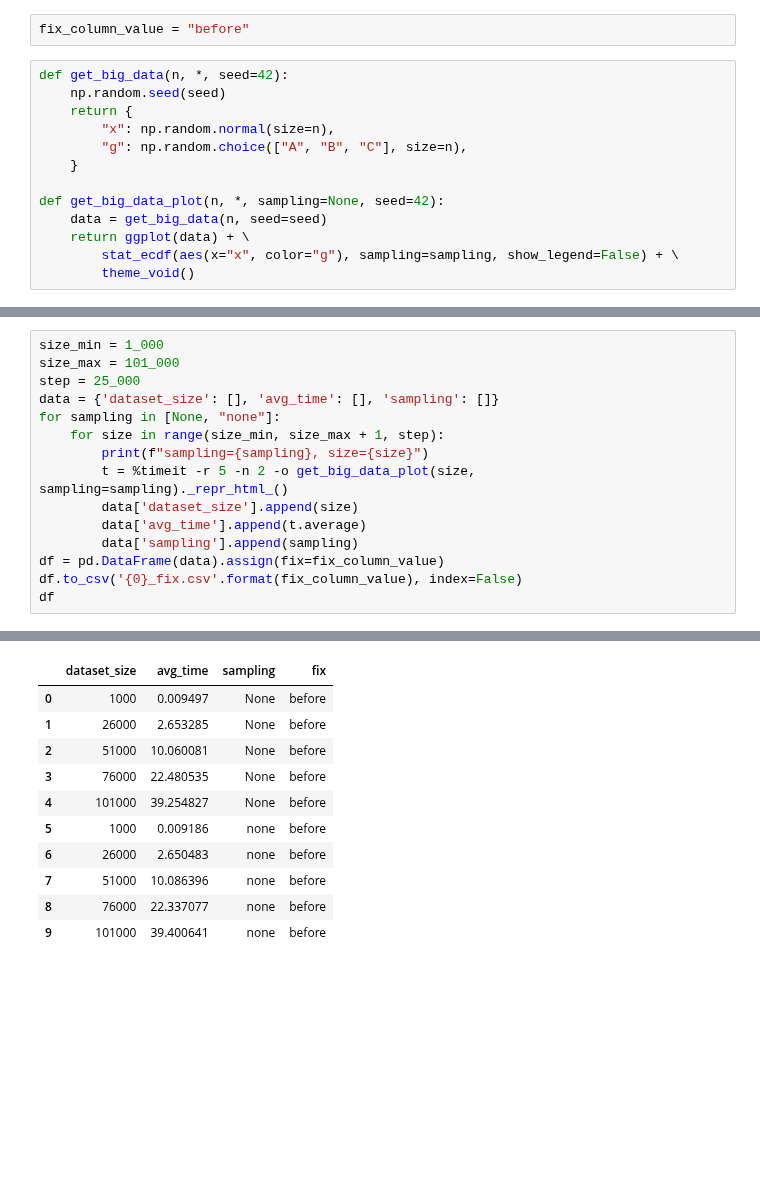
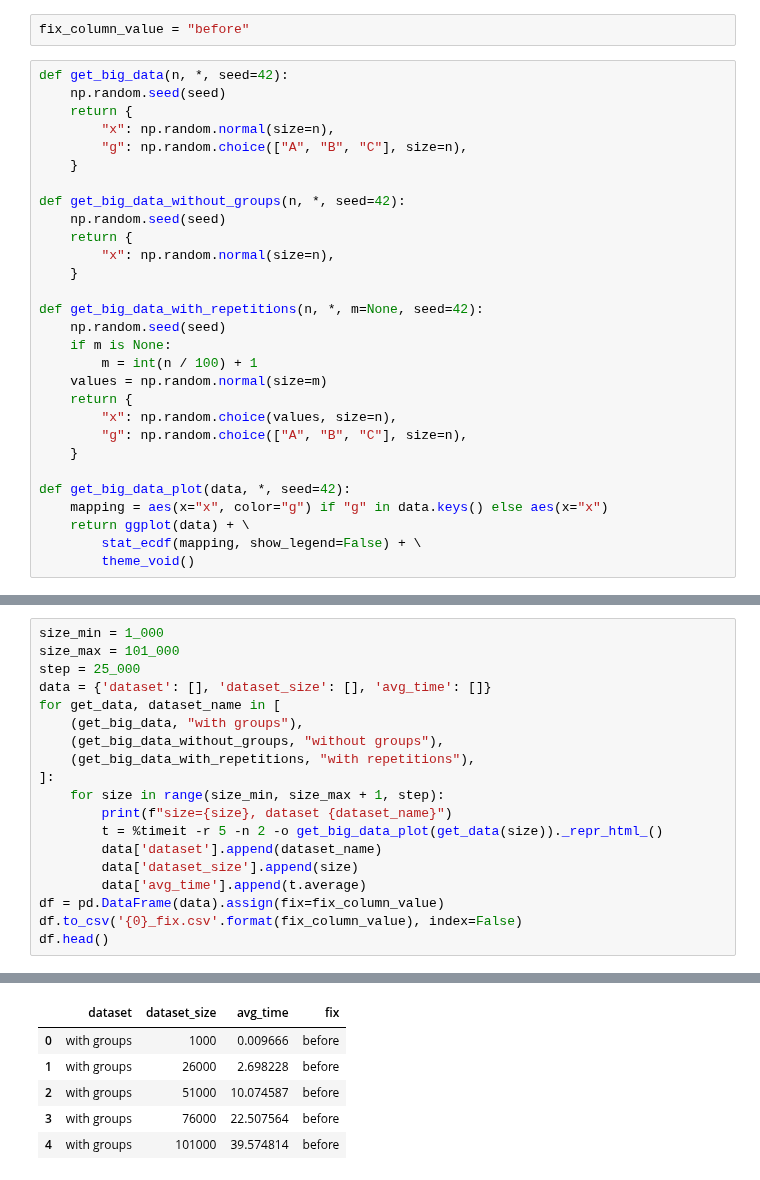
Before and after one commit to ASmirnov-HORIS/lets-plot-experiments, a Jupyter notebook: demo/ecdf/performance_test_before_fix.ipynb, the cells around one changed output, grey strips where cells are left out. Saved outputs shown, nothing was run; the diff lists cells and outputs as text; blank space fills up the shorter version.

```diff
--- a/demo/ecdf/performance_test_before_fix.ipynb
+++ b/demo/ecdf/performance_test_before_fix.ipynb
@@ -17,9 +17,25 @@ def get_big_data(n, *, seed=42):
         "g": np.random.choice(["A", "B", "C"], size=n),
     }
 
-def get_big_data_plot(n, *, sampling=None, seed=42):
-    data = get_big_data(n, seed=seed)
+def get_big_data_without_groups(n, *, seed=42):
+    np.random.seed(seed)
+    return {
+        "x": np.random.normal(size=n),
+    }
+
+def get_big_data_with_repetitions(n, *, m=None, seed=42):
+    np.random.seed(seed)
+    if m is None:
+        m = int(n / 100) + 1
+    values = np.random.normal(size=m)
+    return {
+        "x": np.random.choice(values, size=n),
+        "g": np.random.choice(["A", "B", "C"], size=n),
+    }
+
+def get_big_data_plot(data, *, seed=42):
+    mapping = aes(x="x", color="g") if "g" in data.keys() else aes(x="x")
     return ggplot(data) + \
-        stat_ecdf(aes(x="x", color="g"), sampling=sampling, show_legend=False) + \
+        stat_ecdf(mapping, show_legend=False) + \
         theme_void()
 # %%
@@ -30,15 +50,19 @@ get_big_data_plot(1_000)
 size_min = 1_000
 size_max = 101_000
 step = 25_000
-data = {'dataset_size': [], 'avg_time': [], 'sampling': []}
-for sampling in [None, "none"]:
+data = {'dataset': [], 'dataset_size': [], 'avg_time': []}
+for get_data, dataset_name in [
+    (get_big_data, "with groups"),
+    (get_big_data_without_groups, "without groups"),
+    (get_big_data_with_repetitions, "with repetitions"),
+]:
     for size in range(size_min, size_max + 1, step):
-        print(f"sampling={sampling}, size={size}")
-        t = %timeit -r 5 -n 2 -o get_big_data_plot(size, sampling=sampling)._repr_html_()
+        print(f"size={size}, dataset {dataset_name}")
+        t = %timeit -r 5 -n 2 -o get_big_data_plot(get_data(size))._repr_html_()
+        data['dataset'].append(dataset_name)
         data['dataset_size'].append(size)
         data['avg_time'].append(t.average)
-        data['sampling'].append(sampling)
 df = pd.DataFrame(data).assign(fix=fix_column_value)
 df.to_csv('{0}_fix.csv'.format(fix_column_value), index=False)
-df
+df.head()
 # %% [output]
@@ -65,11 +86,6 @@ sampling=none, size=101000
-|  | dataset_size | avg_time | sampling | fix |
-| 0 | 1000 | 0.009497 | None | before |
-| 1 | 26000 | 2.653285 | None | before |
-| 2 | 51000 | 10.060081 | None | before |
-| 3 | 76000 | 22.480535 | None | before |
-| 4 | 101000 | 39.254827 | None | before |
-| 5 | 1000 | 0.009186 | none | before |
-| 6 | 26000 | 2.650483 | none | before |
-| 7 | 51000 | 10.086396 | none | before |
-| 8 | 76000 | 22.337077 | none | before |
-| 9 | 101000 | 39.400641 | none | before |
+|  | dataset | dataset_size | avg_time | fix |
+| 0 | with groups | 1000 | 0.009666 | before |
+| 1 | with groups | 26000 | 2.698228 | before |
+| 2 | with groups | 51000 | 10.074587 | before |
+| 3 | with groups | 76000 | 22.507564 | before |
+| 4 | with groups | 101000 | 39.574814 | before |
```
Also changed, not shown: parts of 2 cells of this notebook, 4 other files.
